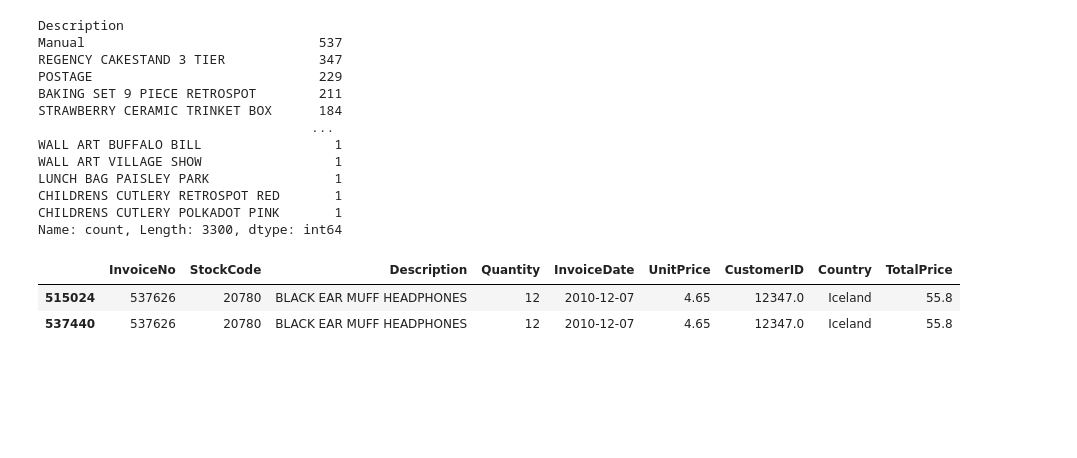
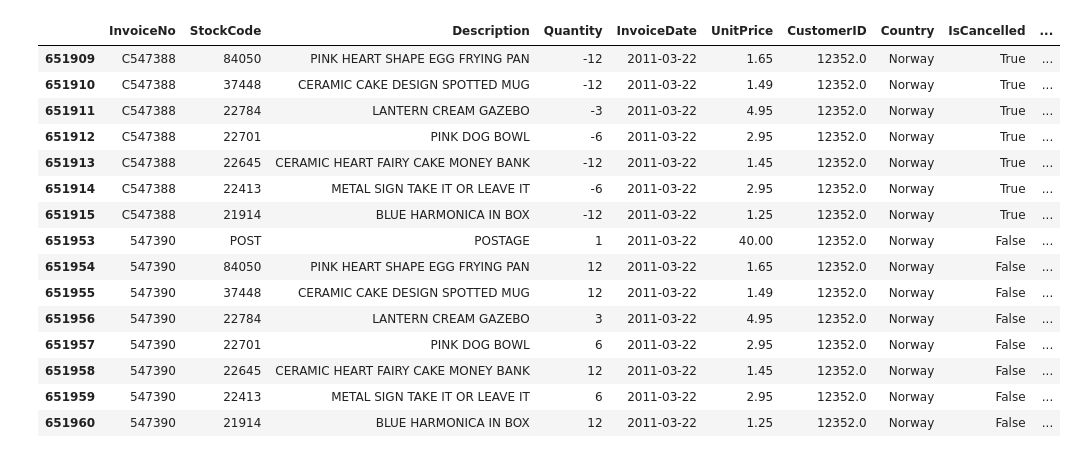
Before and after one commit to Leonel481/mlops-dtc-project, a Jupyter notebook: dev/churn.ipynb, the cells around one changed output. Drawn from its saved outputs; the diff is of its cells as text; code cells hidden in the pictures; blank space fills up the shorter version.

```diff
--- a/dev/churn.ipynb
+++ b/dev/churn.ipynb
@@ -7,7 +7,7 @@ import seaborn as sns
 df = pd.read_csv('../data/online_retail_cleaned_2009-2011.csv')
 df["InvoiceDate"] = pd.to_datetime(df["InvoiceDate"]).dt.normalize()
 df = df.drop([
-    'IsCancelled',
+    # 'IsCancelled',
     # 'TotalPrice',
     ], axis=1).dropna(subset=['CustomerID'])
 print(df.shape)
@@ -170,27 +178,26 @@ df_compras_2[(df_compras_2['CustomerID'] == 16321)
 # %%
 df[df['Quantity'] < 0]['Description'].value_counts()
-# %% [output]
-Description
-Manual                              537
-REGENCY CAKESTAND 3 TIER            347
-POSTAGE                             229
-BAKING SET 9 PIECE RETROSPOT        211
-STRAWBERRY CERAMIC TRINKET BOX      184
-                                   ...
-WALL ART BUFFALO BILL                 1
-WALL ART VILLAGE SHOW                 1
-LUNCH BAG PAISLEY PARK                1
-CHILDRENS CUTLERY RETROSPOT RED       1
-CHILDRENS CUTLERY POLKADOT PINK       1
-Name: count, Length: 3300, dtype: int64
 # %%
-df[(df['CustomerID'] == 12347)
-   & (df['InvoiceDate'] <= '2010-12-07')
-   & (df['StockCode'] == '20780')
-   ]\
+df[(df['CustomerID'] == 12352)
+   & (df['InvoiceDate'] == '2011-03-22')
+   # & (df['StockCode'] == '20780')
+   ].head(30)\
 # .sort_values('Description')
 # df[df['Quantity']<0]
 # %% [output]
-|  | InvoiceNo | StockCode | Description | Quantity | InvoiceDate | UnitPrice | CustomerID | Country | TotalPrice |
-| 515024 | 537626 | 20780 | BLACK EAR MUFF HEADPHONES | 12 | 2010-12-07 | 4.65 | 12347.0 | Iceland | 55.8 |
-| 537440 | 537626 | 20780 | BLACK EAR MUFF HEADPHONES | 12 | 2010-12-07 | 4.65 | 12347.0 | Iceland | 55.8 |
+|  | InvoiceNo | StockCode | Description | Quantity | InvoiceDate | UnitPrice | CustomerID | Country | IsCancelled | ... |
+| 651909 | C547388 | 84050 | PINK HEART SHAPE EGG FRYING PAN | -12 | 2011-03-22 | 1.65 | 12352.0 | Norway | True | ... |
+| 651910 | C547388 | 37448 | CERAMIC CAKE DESIGN SPOTTED MUG | -12 | 2011-03-22 | 1.49 | 12352.0 | Norway | True | ... |
+| 651911 | C547388 | 22784 | LANTERN CREAM GAZEBO | -3 | 2011-03-22 | 4.95 | 12352.0 | Norway | True | ... |
+| 651912 | C547388 | 22701 | PINK DOG BOWL | -6 | 2011-03-22 | 2.95 | 12352.0 | Norway | True | ... |
+| 651913 | C547388 | 22645 | CERAMIC HEART FAIRY CAKE MONEY BANK | -12 | 2011-03-22 | 1.45 | 12352.0 | Norway | True | ... |
+| 651914 | C547388 | 22413 | METAL SIGN TAKE IT OR LEAVE IT | -6 | 2011-03-22 | 2.95 | 12352.0 | Norway | True | ... |
+| 651915 | C547388 | 21914 | BLUE HARMONICA IN BOX | -12 | 2011-03-22 | 1.25 | 12352.0 | Norway | True | ... |
+| 651953 | 547390 | POST | POSTAGE | 1 | 2011-03-22 | 40.00 | 12352.0 | Norway | False | ... |
+| 651954 | 547390 | 84050 | PINK HEART SHAPE EGG FRYING PAN | 12 | 2011-03-22 | 1.65 | 12352.0 | Norway | False | ... |
+| 651955 | 547390 | 37448 | CERAMIC CAKE DESIGN SPOTTED MUG | 12 | 2011-03-22 | 1.49 | 12352.0 | Norway | False | ... |
+| 651956 | 547390 | 22784 | LANTERN CREAM GAZEBO | 3 | 2011-03-22 | 4.95 | 12352.0 | Norway | False | ... |
+| 651957 | 547390 | 22701 | PINK DOG BOWL | 6 | 2011-03-22 | 2.95 | 12352.0 | Norway | False | ... |
+| 651958 | 547390 | 22645 | CERAMIC HEART FAIRY CAKE MONEY BANK | 12 | 2011-03-22 | 1.45 | 12352.0 | Norway | False | ... |
+| 651959 | 547390 | 22413 | METAL SIGN TAKE IT OR LEAVE IT | 6 | 2011-03-22 | 2.95 | 12352.0 | Norway | False | ... |
+| 651960 | 547390 | 21914 | BLUE HARMONICA IN BOX | 12 | 2011-03-22 | 1.25 | 12352.0 | Norway | False | ... |
```
Also changed, not shown: parts of 35 cells of this notebook.
